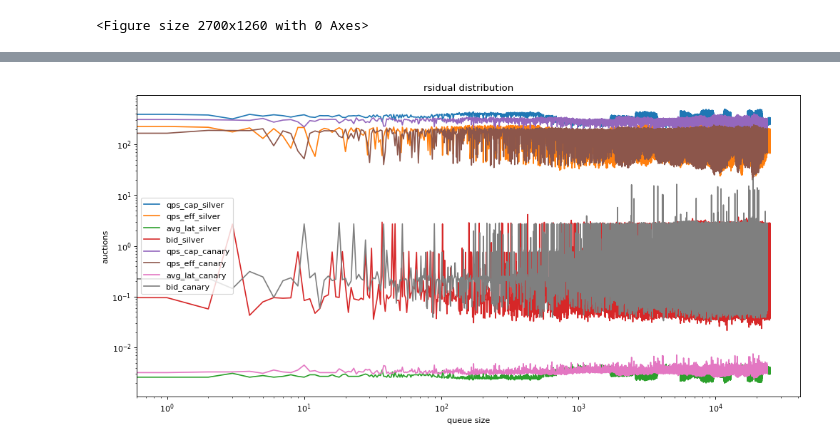
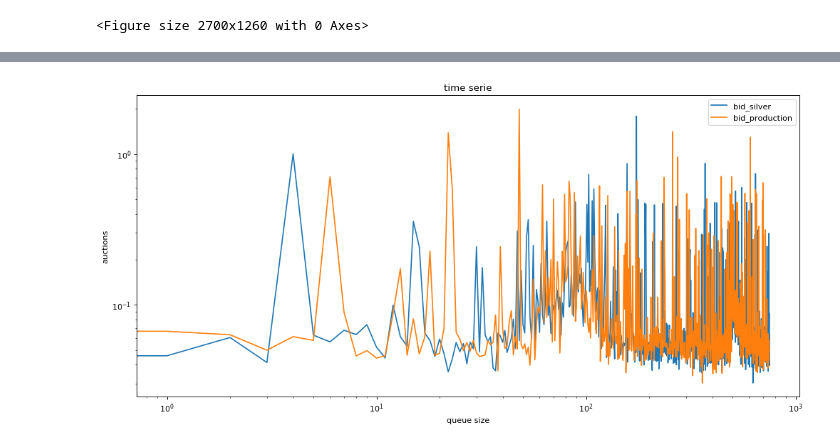
Before and after one commit to gmaggiotti/bidder-stats, a Jupyter notebook: src/ap_canaries.ipynb, the cells around one changed output, grey strips where cells are left out. Saved outputs shown, nothing was run; the diff lists cells and outputs as text; code cells hidden in the pictures.

```diff
--- a/src/ap_canaries.ipynb
+++ b/src/ap_canaries.ipynb
@@ -81,26 +83,26 @@ NameError: name 'get_serie' is not defined
 # %%
 from matplotlib.pyplot import figure
 import matplotlib.pyplot as plt
 %matplotlib inline
 figure(num=None, figsize=(15, 7), dpi=80, facecolor='w', edgecolor='k')
 
-plt.plot(silver_ds[:,1], label="qps_cap_silver")
-plt.plot(silver_ds[:, 2], label="qps_eff_silver")
-plt.plot(silver_ds[:, 3], label="avg_lat_silver")
+# plt.plot(silver_ds[:,1], label="qps_cap_silver")
+# plt.plot(silver_ds[:, 2], label="qps_eff_silver")
+# plt.plot(silver_ds[:, 3], label="avg_lat_silver")
 plt.plot(silver_ds[:, 4], label="bid_silver")
 
-plt.plot(canary_ds[:,1], label="qps_cap_canary")
-plt.plot(canary_ds[:, 2], label="qps_eff_canary")
-plt.plot(canary_ds[:, 3], label="avg_lat_canary")
-plt.plot(canary_ds[:, 4], label="bid_canary")
+# plt.plot(canary_ds[:,1], label="qps_cap_production")
+# plt.plot(canary_ds[:, 2], label="qps_eff_production")
+# plt.plot(canary_ds[:, 3], label="avg_lat_production")
+plt.plot(canary_ds[:, 4], label="bid_production")
 
 #plt.hist(dataset,bins=50)
 plt.gca().set_xscale("log", nonposx='clip')
 plt.gca().set_yscale("log", nonposy='clip')
-plt.title('rsidual distribution')
+plt.title('time serie')
 plt.xlabel('queue size')
 plt.ylabel('auctions');
 plt.legend()
 plt.show()
 # %% [output]
-[figure, old version]
+[figure, new version]
```
Also changed, not shown: parts of 5 cells of this notebook, 15 other files.
